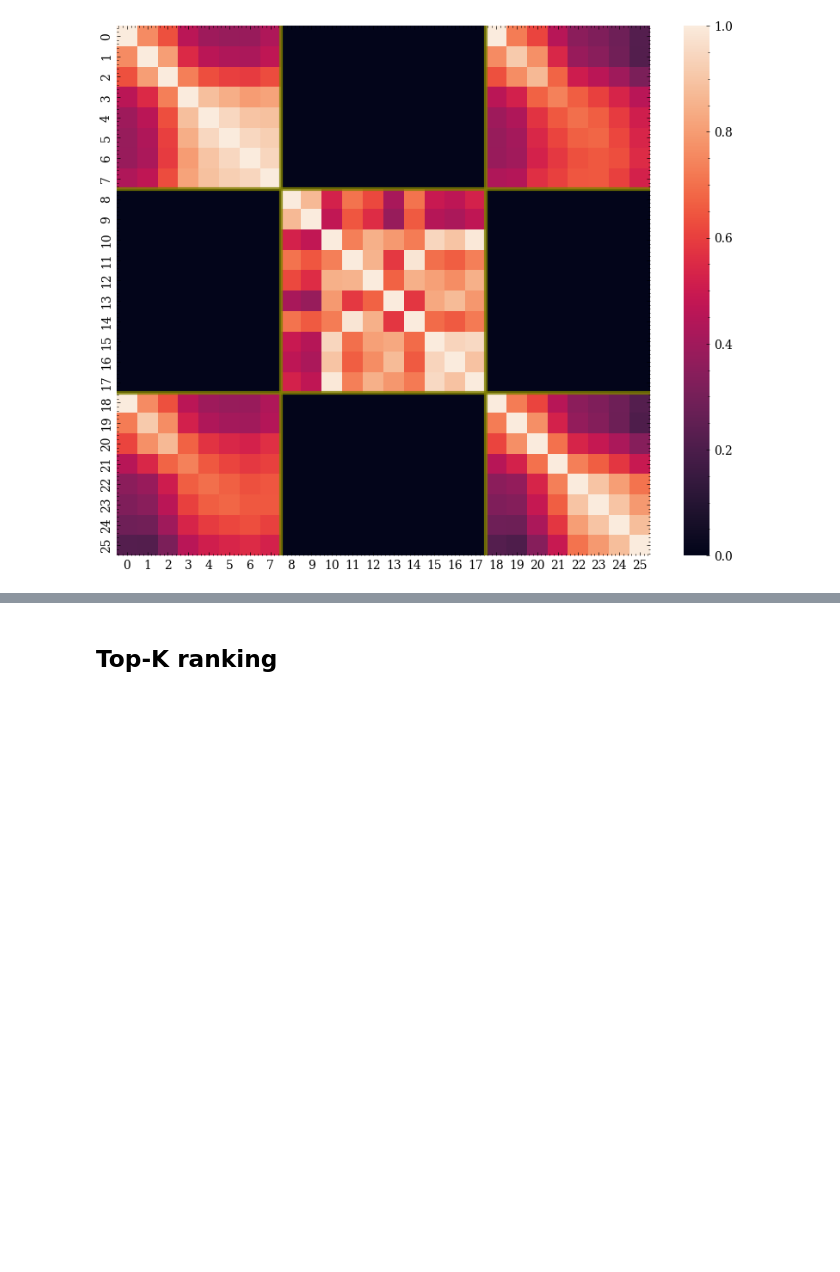
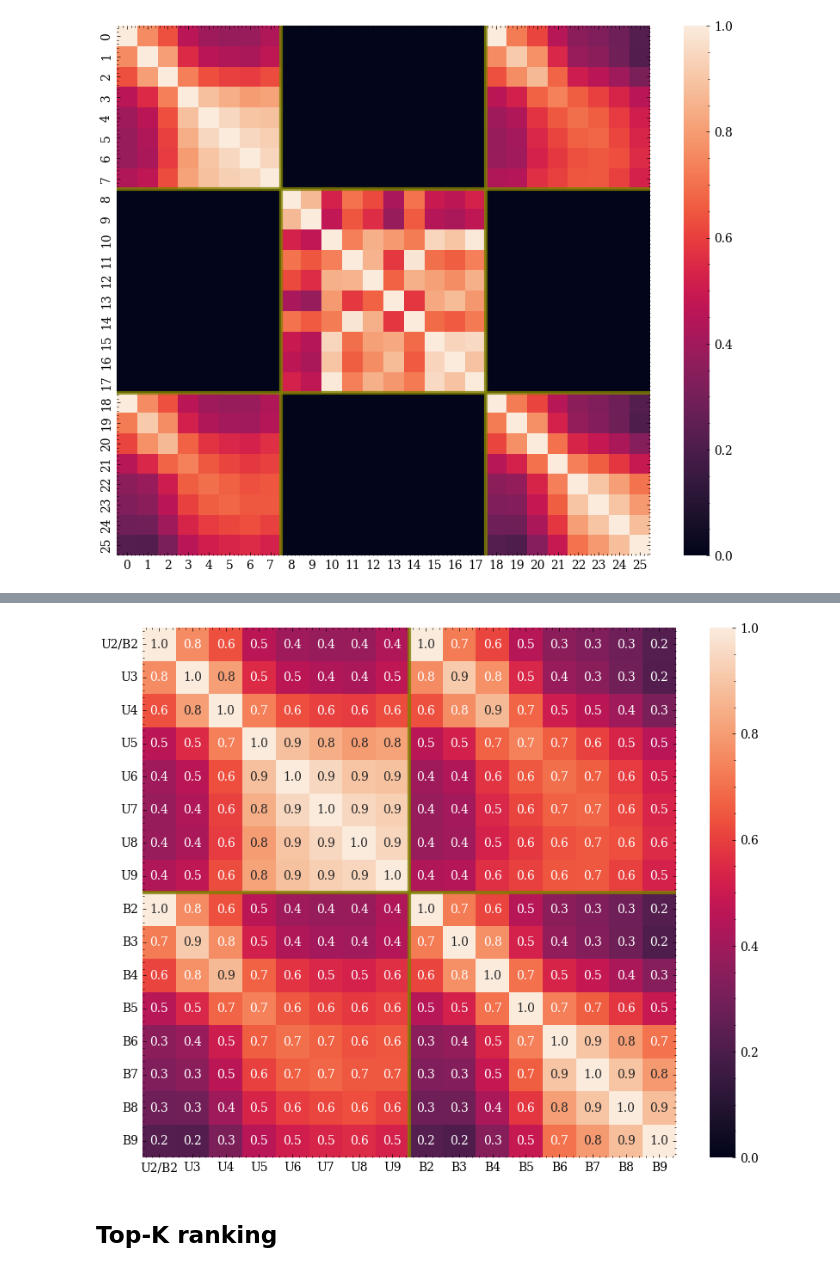
Before and after one commit to LaComarca-Lab/non-uniform-hypergraphs, a Jupyter notebook: Examples/RankingAnalysis/Diseasome_RankingAnalysis.ipynb, the cells around one changed output, grey strips where cells are left out. Saved outputs shown, nothing was run; the diff lists cells and outputs as text; code cells hidden in the pictures; blank space fills up the shorter version.

Commit message:
KT-reduced heatmaps

```diff
--- a/Examples/RankingAnalysis/Diseasome_RankingAnalysis.ipynb
+++ b/Examples/RankingAnalysis/Diseasome_RankingAnalysis.ipynb
@@ -107,7 +107,7 @@ fig, ax = plt.subplots(1,1, figsize=(10,8))
 
 ax = sns.heatmap(KT[1:,1:], annot=False, vmin=0, vmax=1)
 
-labels = ['U2','U3','U4','U5','H2','H3','H4','H5','A3','A4','A5'] #df.columns
+#labels = ['U2','U3','U4','U5','H2','H3','H4','H5','A3','A4','A5'] #df.columns
 
 ax.hlines(separators, *ax.get_xlim(), linewidth=3, color='olive',alpha=0.8)
 ax.vlines(separators, *ax.get_ylim(), linewidth=3, color='olive',alpha=0.8)
@@ -120,3 +120,29 @@ plt.savefig("../../Figures/KT-DIS_heatmap.svg")
 plt.show()
 # %% [output]
 [figure]
+# %%
+def drop_H(KT, type_dict, labels):
+    """
+    Keep only the parts corresponding to the UPHEC and the Blowup
+    """
+
+    lenu = type_dict["U"]
+    lenh = type_dict["H"]
+    lenuh = lenu + lenh
+    lena = type_dict["A"]
+
+    KT_reduced = np.zeros([lenu+lena,lenu+lena])
+
+    # UU
+    KT_reduced[0:lenu, 0:lenu] = KT[1:lenu+1,1:lenu+1]
+    # UA, AU
+    KT_reduced[0:lenu, lenu:lenu+lena] = KT[1:lenu+1,1+lenuh:1+lenuh+lena]
+    KT_reduced[lenu:lenu+lena, 0:lenu] = KT[1+lenuh:1+lenuh+lena,1:lenu+1]
+    # AA
+    KT_reduced[lenu:lenu+lena, lenu:lenu+lena] = KT[1+lenuh:1+lenuh+lena,1+lenuh:1+lenuh+lena]
+
+    labels_reduced = ["U2/B2"] + labels[1:lenu] + [lab.replace("A","B") for lab in labels[lenuh:lenuh+lena]]
+
+    return KT_reduced, labels_reduced
+
+KT_reduced, labels_reduced = drop_H(KT, type_dict, labels)
@@ -123,3 +168,19 @@ plt.show()
+# %%
+fig, ax = plt.subplots(1,1, figsize=(10,8))
+
+ax = sns.heatmap(KT_reduced, annot=True, fmt=".1f", vmin=0, vmax=1)
+
+ax.hlines(type_dict["U"], *ax.get_xlim(), linewidth=3, color='olive',alpha=0.8)
+ax.vlines(type_dict["U"], *ax.get_ylim(), linewidth=3, color='olive',alpha=0.8)
+
+ax.set_yticklabels(labels_reduced, rotation=0)
+ax.set_xticklabels(labels_reduced, rotation=0)
+
+plt.savefig("../../Figures/KT-DIS_reduc_heatmap.svg")
+
+plt.show()
+# %% [output]
+[figure, added]
 # %% [markdown]
 ## Top-K ranking
 # %%
```
Also changed, not shown: parts of 1 cell of this notebook, 8 other files.
